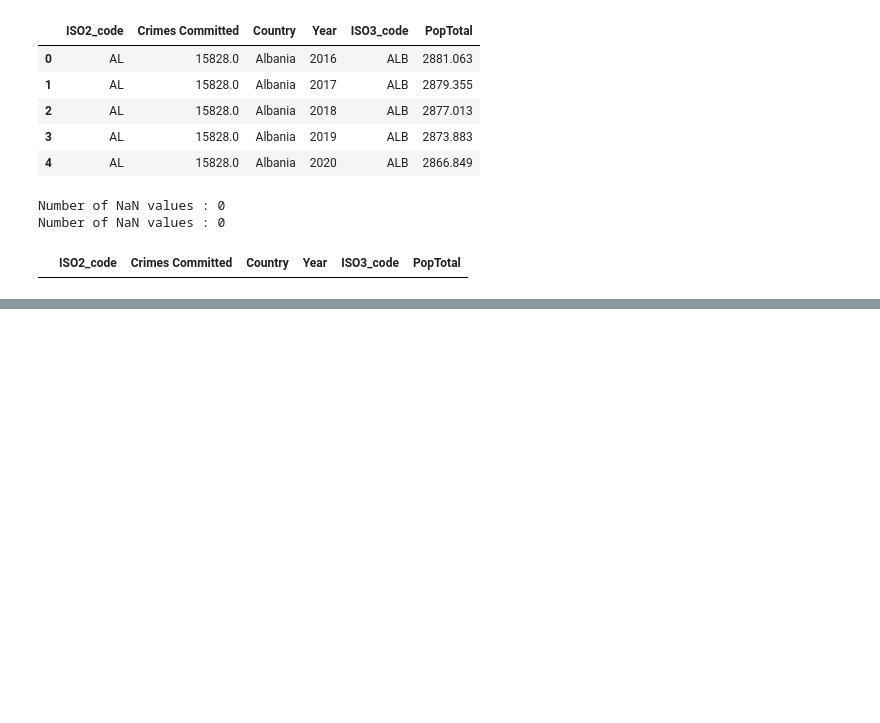
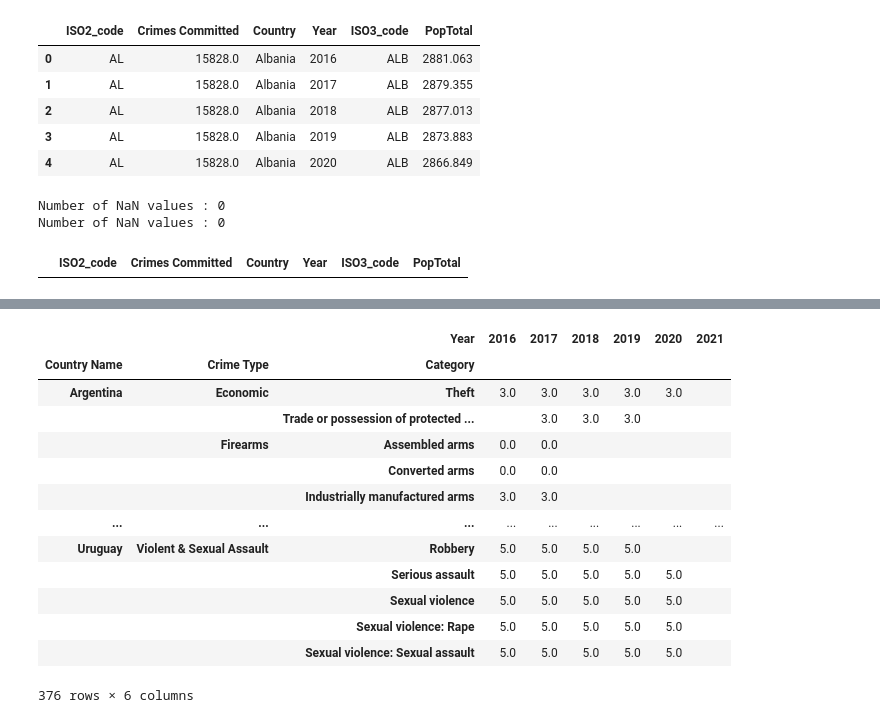
Before and after one commit to mnaffziger/project-one, a Jupyter notebook: Notebooks/UN_crime_pop_cleaned.ipynb, the cells around one changed output, grey strips where cells are left out. Cells and saved outputs as stored; diff of their text form; code cells hidden in the pictures; blank space fills up the shorter version.

```diff
--- a/Notebooks/UN_crime_pop_cleaned.ipynb
+++ b/Notebooks/UN_crime_pop_cleaned.ipynb
@@ -301,0 +327,29 @@ ValueError: array length 10 does not match index length 20
+# %%
+# Create more detailed pivot table comparing the number of crimes committed by each country, crime category and crime type per year
+tot_crime_category_pivot = np.round(pd.pivot_table(
+    tot_crime_comparo_ideal_cities,
+    values = 'Crimes Committed',
+    index = ['Country Name', 'Crime Type','Category'],
+    columns = 'Year',
+    aggfunc=np.count_nonzero
+    ),2)
+
+# Convert NaN with blank values for future plotting
+tot_crime_category_pivot.fillna('', inplace = True)
+tot_crime_category_pivot.to_csv(os.path.join(crime_data_dir,"tot_crime_category_pivot.csv"))
+tot_crime_category_pivot
+# %% [output]
+|  |  | Year | 2016 | 2017 | 2018 | 2019 | 2020 | 2021 |
+| Country Name | Crime Type | Category |  |  |  |  |  |  |
+| Argentina | Economic | Theft | 3.0 | 3.0 | 3.0 | 3.0 | 3.0 |  |
+|  |  | Trade or possession of protected ... |  | 3.0 | 3.0 | 3.0 |  |  |
+|  | Firearms | Assembled arms | 0.0 | 0.0 |  |  |  |  |
+|  |  | Converted arms | 0.0 | 0.0 |  |  |  |  |
+|  |  | Industrially manufactured arms | 3.0 | 3.0 |  |  |  |  |
+| ... | ... | ... | ... | ... | ... | ... | ... | ... |
+| Uruguay | Violent & Sexual Assault | Robbery | 5.0 | 5.0 | 5.0 | 5.0 |  |  |
+|  |  | Serious assault | 5.0 | 5.0 | 5.0 | 5.0 | 5.0 |  |
+|  |  | Sexual violence | 5.0 | 5.0 | 5.0 | 5.0 | 5.0 |  |
+|  |  | Sexual violence: Rape | 5.0 | 5.0 | 5.0 | 5.0 | 5.0 |  |
+|  |  | Sexual violence: Sexual assault | 5.0 | 5.0 | 5.0 | 5.0 | 5.0 |  |
+376 rows × 6 columns
```
Also changed, not shown: parts of 25 cells of this notebook, 20 other files.
